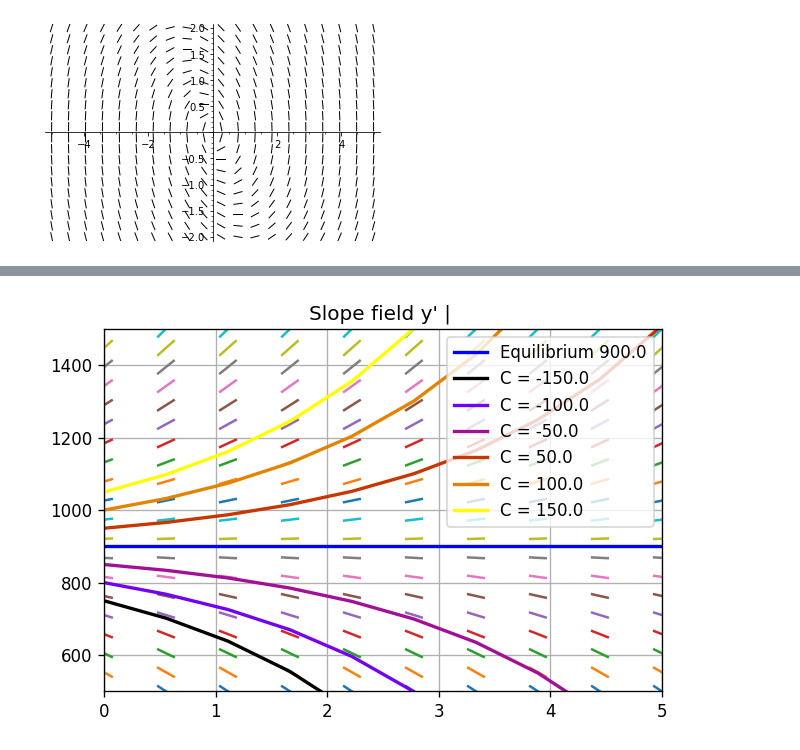
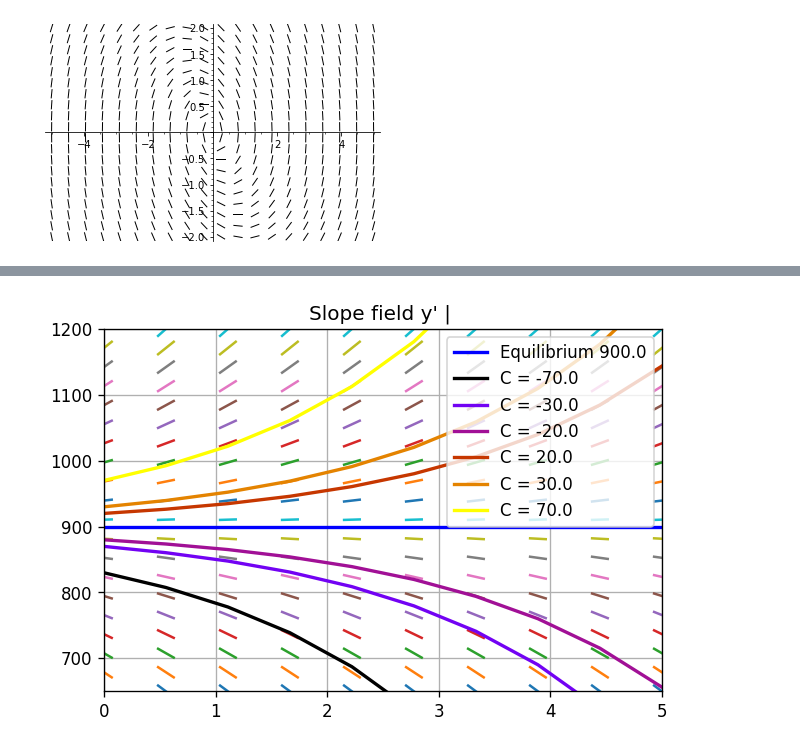
Before and after one commit to zemarchezi/BoyceDiPrima_DifferentialEq, a Jupyter notebook: Chapter_1.ipynb, the cells around one changed output, grey strips where cells are left out. Cells and saved outputs as stored; diff of their text form; code cells hidden in the pictures.

```diff
--- a/Chapter_1.ipynb
+++ b/Chapter_1.ipynb
@@ -802,6 +846,6 @@ def direction_field_wConst(symbol: str="",
 # %%
 direction_field_wConst(symbol="y", expression="0.5*y - 450",
-                       ylim=[500,1500], tlim=[0,5], problm_title="",
-                       constants=[-150, -100, -50, 50, 100, 150])
+                       ylim=[650,1200], tlim=[0,5], problm_title="",
+                       constants=[-70, -30, -20, 20, 30, 70])
 # %% [output]
-[figure, old version]
+[figure, new version]
```
Also changed, not shown: parts of 8 cells of this notebook.
